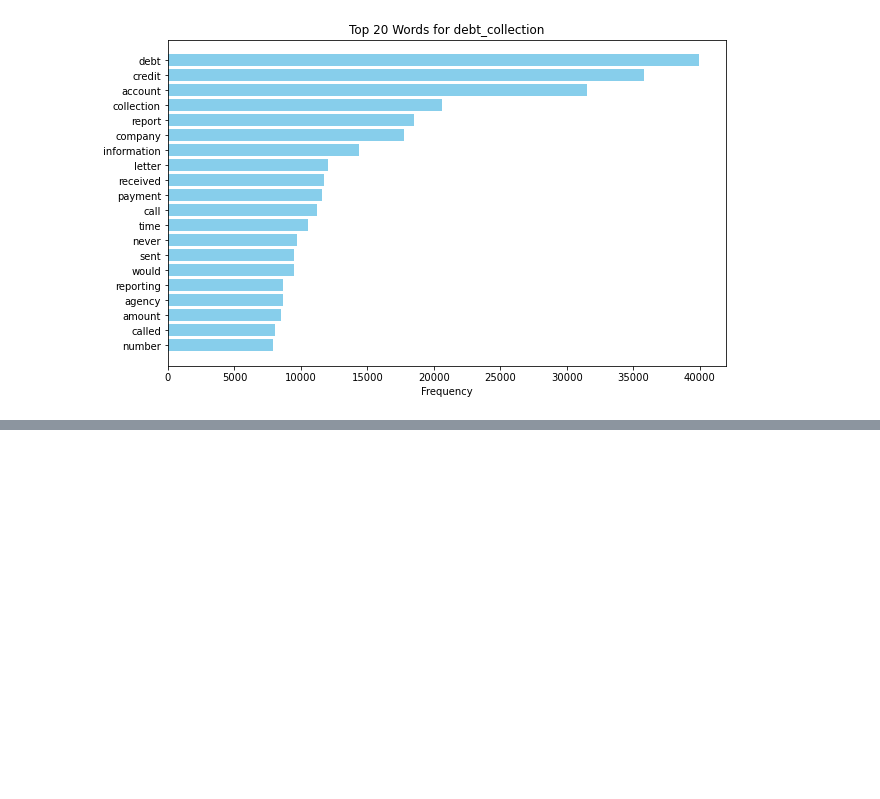
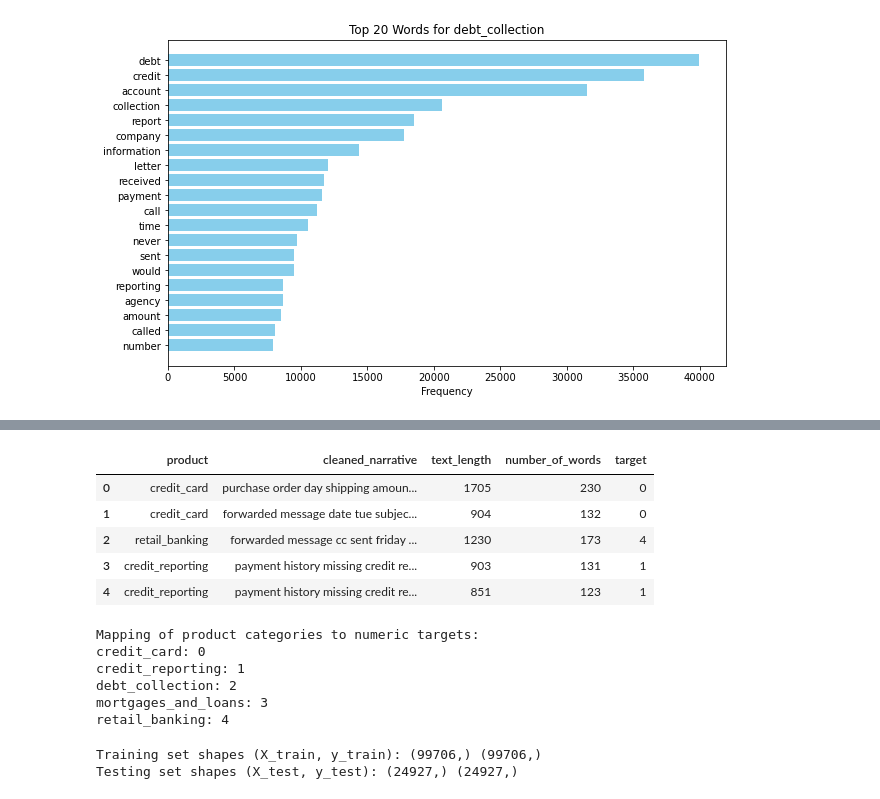
Before and after one commit to johnkul/nlp_consumer_complaints_classification, a Jupyter notebook: notebooks/joseph.ipynb, the cells around one changed output, grey strips where cells are left out. Cells and saved outputs as stored; diff of their text form; code cells hidden in the pictures; blank space fills up the shorter version.

Commit message:
Performed data transformation

```diff
--- a/notebooks/joseph.ipynb
+++ b/notebooks/joseph.ipynb
@@ -291,3 +291,25 @@ for label in product_labels:
 [figure]
 [figure]
 [figure]
+# %%
+import pandas as pd
+
+# Calculate text length if not already present
+if 'text_length' not in df.columns:
+    df['text_length'] = df['cleaned_narrative'].apply(len)
+
+# Calculate word count if not already present
+if 'number_of_words' not in df.columns:
+    df['number_of_words'] = df['cleaned_narrative'].apply(lambda x: len(x.split()))
+
+# Adding text length column (character count for each narrative)
+df['text_length'] = df['cleaned_narrative'].apply(len)
+
+# Adding word count column (number of words in each narrative)
+df['number_of_words'] = df['cleaned_narrative'].apply(lambda x: len(x.split()))
+
+# Display the relevant columns in the DataFrame
+cleaned_df = df[['product', 'cleaned_narrative', 'text_length', 'number_of_words']]
+
+# View the first few rows
+cleaned_df.head()
@@ -293,0 +323,52 @@ for label in product_labels:
+# %%
+from sklearn.preprocessing import LabelEncoder
+
+# Ensure cleaned_df is a copy of the original DataFrame
+cleaned_df = cleaned_df.copy()
+
+# Create a LabelEncoder instance
+label_encoder = LabelEncoder()
+
+# Encode the 'product' column and assign it to the new 'target' column
+cleaned_df['target'] = label_encoder.fit_transform(cleaned_df['product'])
+
+# Display the first few rows to verify the target encoding
+cleaned_df.head()
+# %% [output]
+|  | product | cleaned_narrative | text_length | number_of_words | target |
+| 0 | credit_card | purchase order day shipping amoun... | 1705 | 230 | 0 |
+| 1 | credit_card | forwarded message date tue subjec... | 904 | 132 | 0 |
+| 2 | retail_banking | forwarded message cc sent friday ... | 1230 | 173 | 4 |
+| 3 | credit_reporting | payment history missing credit re... | 903 | 131 | 1 |
+| 4 | credit_reporting | payment history missing credit re... | 851 | 123 | 1 |
+# %%
+# Create a dictionary to map each product category to its numeric label
+label_mapping = dict(zip(label_encoder.classes_, label_encoder.transform(label_encoder.classes_)))
+
+# Print the mapping
+print("Mapping of product categories to numeric targets:")
+for product, target in label_mapping.items():
+    print(f"{product}: {target}")
+# %% [output]
+Mapping of product categories to numeric targets:
+credit_card: 0
+credit_reporting: 1
+debt_collection: 2
+mortgages_and_loans: 3
+retail_banking: 4
+# %%
+from sklearn.model_selection import train_test_split
+
+# Separate the features (X) and target (y)
+X = cleaned_df['cleaned_narrative']
+y = cleaned_df['target']
+
+# Perform the train-test split with stratification
+X_train, X_test, y_train, y_test = train_test_split(X, y, test_size=0.2, stratify=y, random_state=42)
+
+# Print the shapes of the resulting splits
+print("Training set shapes (X_train, y_train):", X_train.shape, y_train.shape)
+print("Testing set shapes (X_test, y_test):", X_test.shape, y_test.shape)
+# %% [output]
+Training set shapes (X_train, y_train): (99706,) (99706,)
+Testing set shapes (X_test, y_test): (24927,) (24927,)
```
Also changed, not shown: parts of 3 cells of this notebook.
